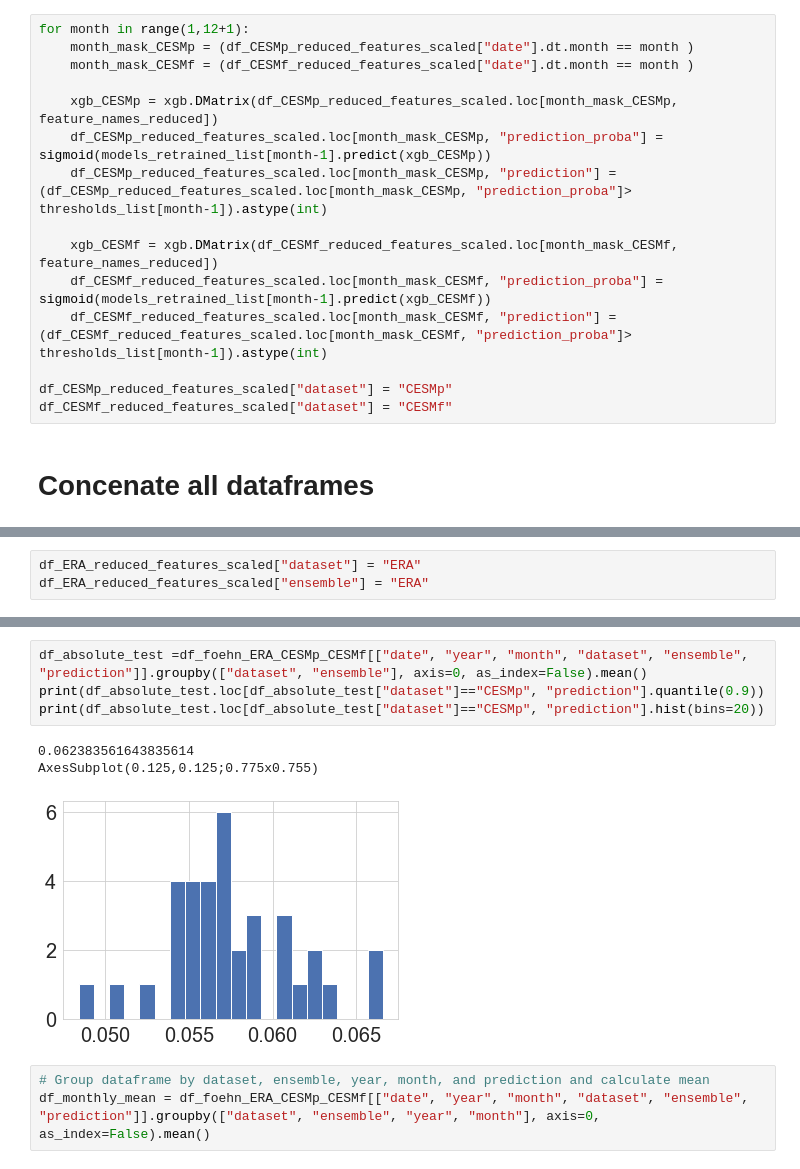
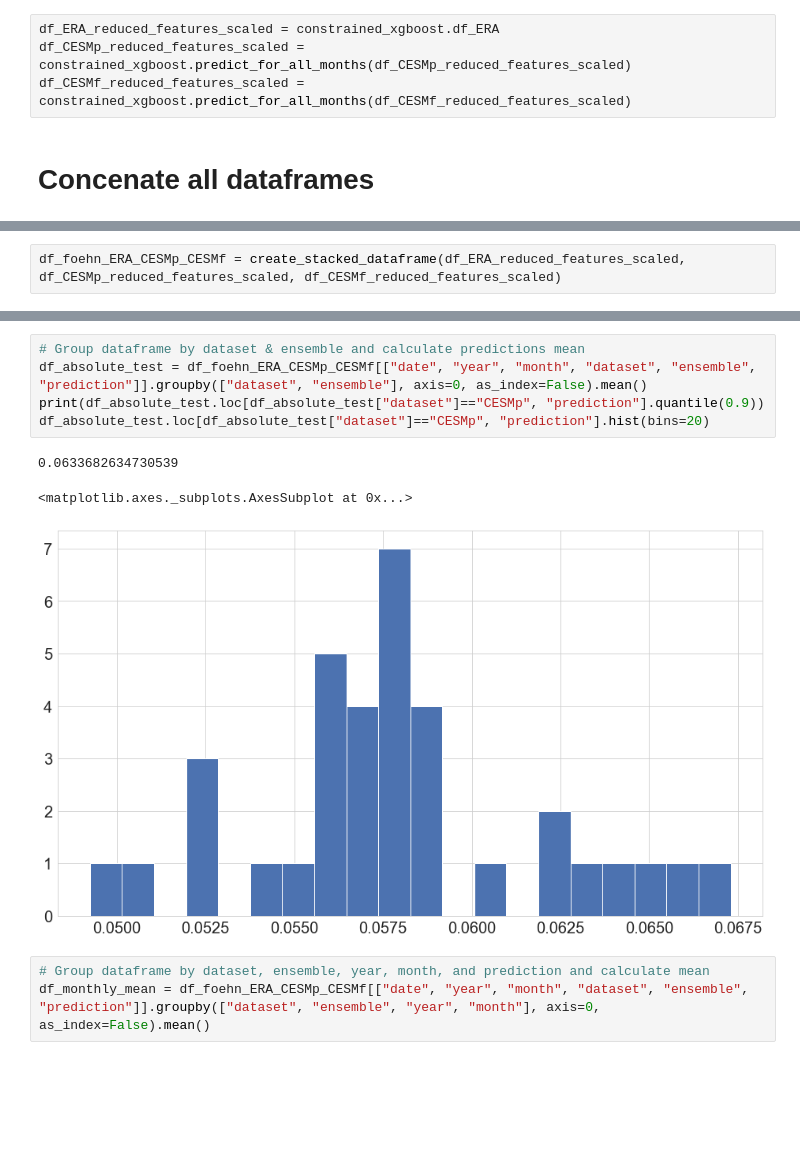
Before and after one commit to ch-mon/foehn-development, a Jupyter notebook: src/02_analysis/train_model_on_ERAI_and_predict_on_CESM.ipynb, the cells around one changed output, grey strips where cells are left out. Cells and saved outputs as stored; diff of their text form; blank space fills up the shorter version.

Commit message:
Built class for the constraint XGBoost and wrote documentation

```diff
--- a/src/02_analysis/train_model_on_ERAI_and_predict_on_CESM.ipynb
+++ b/src/02_analysis/train_model_on_ERAI_and_predict_on_CESM.ipynb
@@ -403,20 +299,9 @@ Saved figure at: /home/chmony/Documents/Results/newgradient/monthly_scores_ERAI_
 [figure]
 # %% [markdown]
 # Predict on CESMp and CESMf
-# %%
-for month in range(1,12+1):
-    month_mask_CESMp = (df_CESMp_reduced_features_scaled["date"].dt.month == month )
-    month_mask_CESMf = (df_CESMf_reduced_features_scaled["date"].dt.month == month )
-
-    xgb_CESMp = xgb.DMatrix(df_CESMp_reduced_features_scaled.loc[month_mask_CESMp, feature_names_reduced])
-    df_CESMp_reduced_features_scaled.loc[month_mask_CESMp, "prediction_proba"] = sigmoid(models_retrained_list[month-1].predict(xgb_CESMp))
-    df_CESMp_reduced_features_scaled.loc[month_mask_CESMp, "prediction"] = (df_CESMp_reduced_features_scaled.loc[month_mask_CESMp, "prediction_proba"]> thresholds_list[month-1]).astype(int)
-
-    xgb_CESMf = xgb.DMatrix(df_CESMf_reduced_features_scaled.loc[month_mask_CESMf, feature_names_reduced])
-    df_CESMf_reduced_features_scaled.loc[month_mask_CESMf, "prediction_proba"] = sigmoid(models_retrained_list[month-1].predict(xgb_CESMf))
-    df_CESMf_reduced_features_scaled.loc[month_mask_CESMf, "prediction"] = (df_CESMf_reduced_features_scaled.loc[month_mask_CESMf, "prediction_proba"]> thresholds_list[month-1]).astype(int)
-
-df_CESMp_reduced_features_scaled["dataset"] = "CESMp"
-df_CESMf_reduced_features_scaled["dataset"] = "CESMf"
+# %%
+df_ERA_reduced_features_scaled = constrained_xgboost.df_ERA
+df_CESMp_reduced_features_scaled = constrained_xgboost.predict_for_all_months(df_CESMp_reduced_features_scaled)
+df_CESMf_reduced_features_scaled = constrained_xgboost.predict_for_all_months(df_CESMf_reduced_features_scaled)
 # %% [markdown]
 # Concenate all dataframes
@@ -429,3 +307,0 @@ df_foehn.rename({"Foehn": "prediction"}, axis=1, inplace=True)
-# %%
-df_ERA_reduced_features_scaled["dataset"] = "ERA"
-df_ERA_reduced_features_scaled["ensemble"] = "ERA"
@@ -444 +308,3 @@ df_foehn_ERA_CESMp_CESMf["year"] = df_foehn_ERA_CESMp_CESMf["date"].dt.year
+# %%
+df_foehn_ERA_CESMp_CESMf = create_stacked_dataframe(df_ERA_reduced_features_scaled, df_CESMp_reduced_features_scaled, df_CESMf_reduced_features_scaled)
 # %%
@@ -451,13 +317,14 @@ df_foehn_ERA_CESMp_CESMf[["date", "year", "month", "dataset", "ensemble", "predi
 | 2 | ERA | 2000.831728 | 6.486519 | 0.065800 |
 | 3 | observed_foehn | 2000.831728 | 6.486519 | 0.065800 |
 # %%
-df_absolute_test =df_foehn_ERA_CESMp_CESMf[["date", "year", "month", "dataset", "ensemble", "prediction"]].groupby(["dataset", "ensemble"], axis=0, as_index=False).mean()
+# Group dataframe by dataset & ensemble and calculate predictions mean
+df_absolute_test = df_foehn_ERA_CESMp_CESMf[["date", "year", "month", "dataset", "ensemble", "prediction"]].groupby(["dataset", "ensemble"], axis=0, as_index=False).mean()
 print(df_absolute_test.loc[df_absolute_test["dataset"]=="CESMp", "prediction"].quantile(0.9))
-print(df_absolute_test.loc[df_absolute_test["dataset"]=="CESMp", "prediction"].hist(bins=20))
+df_absolute_test.loc[df_absolute_test["dataset"]=="CESMp", "prediction"].hist(bins=20)
 # %% [output]
-0.062383561643835614
-AxesSubplot(0.125,0.125;0.775x0.755)
+0.0633682634730539
+<matplotlib.axes._subplots.AxesSubplot at 0x...>
-[figure, old version]
+[figure, new version]
 # %%
 # Group dataframe by dataset, ensemble, year, month, and prediction and calculate mean
 df_monthly_mean = df_foehn_ERA_CESMp_CESMf[["date", "year", "month", "dataset", "ensemble", "prediction"]].groupby(["dataset", "ensemble", "year", "month"], axis=0, as_index=False).mean()
```
Also changed, not shown: parts of 9 cells of this notebook, 2 other files.
